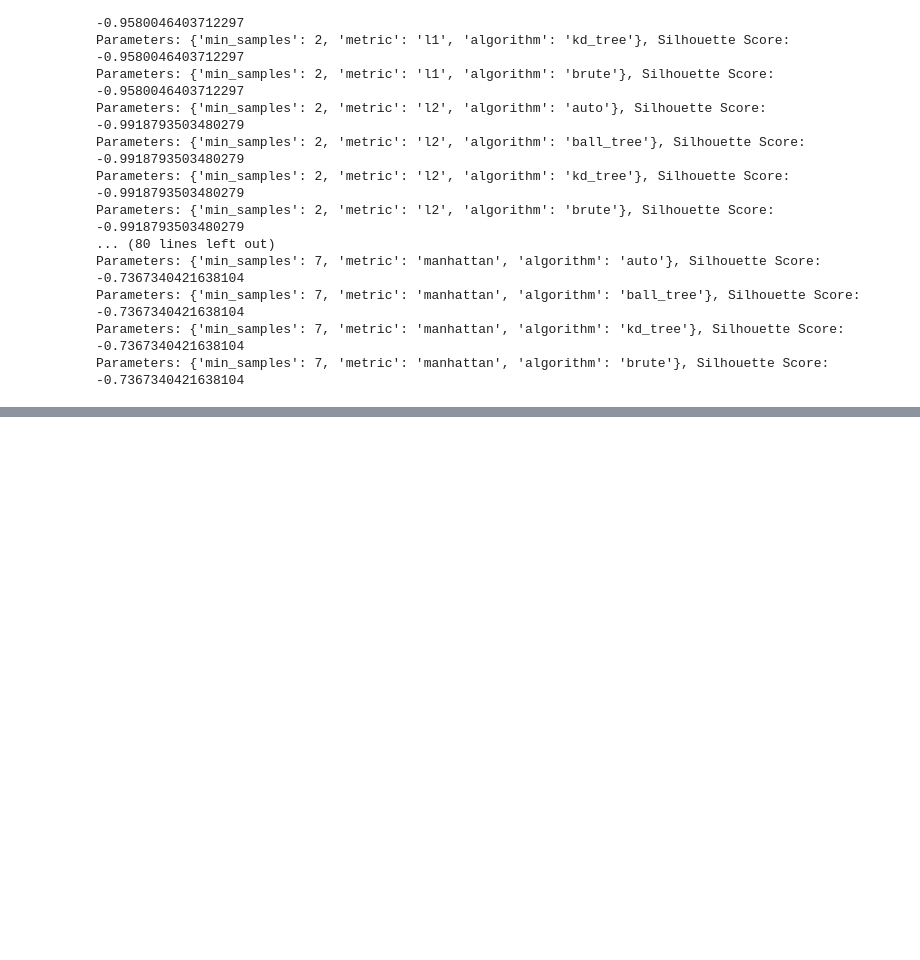
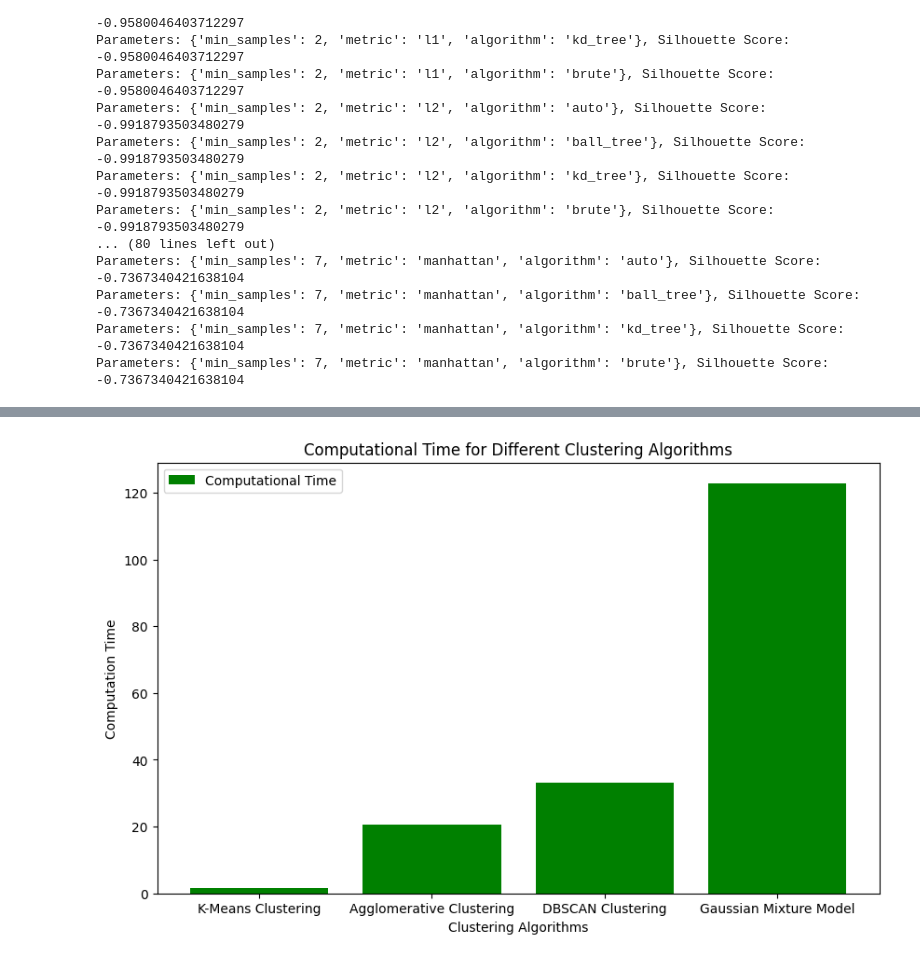
Before and after one commit to Kartik-3-programmer/Machine-Learning, a Jupyter notebook: Feature_selection.ipynb, the cells around one changed output, grey strips where cells are left out. Drawn from its saved outputs; the diff is of its cells as text; code cells hidden in the pictures; blank space fills up the shorter version.

```diff
--- a/Feature_selection.ipynb
+++ b/Feature_selection.ipynb
@@ -599,0 +641,10 @@ dataframe_final.to_csv('output.csv', index=False)
+# %%
+plt.figure(figsize=(10, 6))
+plt.bar(list_of_clustering, computational_list, color='green', label='Computational Time')
+plt.xlabel('Clustering Algorithms')
+plt.ylabel('Computation Time')
+plt.title('Computational Time for Different Clustering Algorithms')
+plt.legend()
+plt.show()
+# %% [output]
+[figure, added]
```
Also changed, not shown: parts of 14 cells of this notebook.
